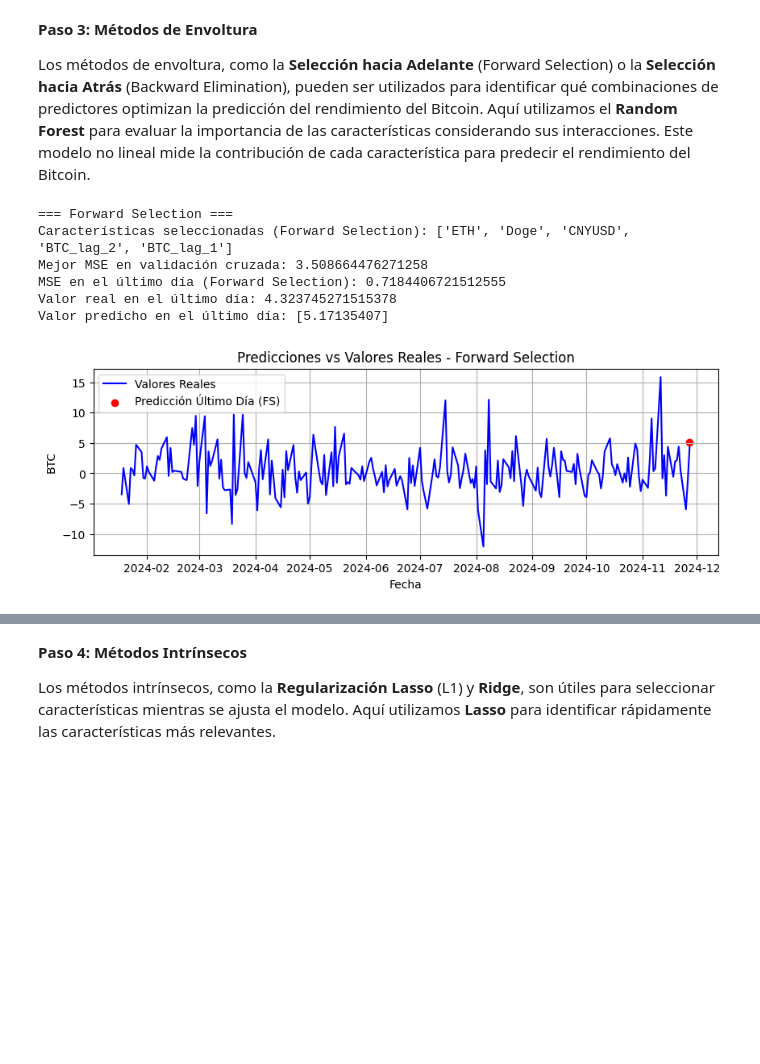
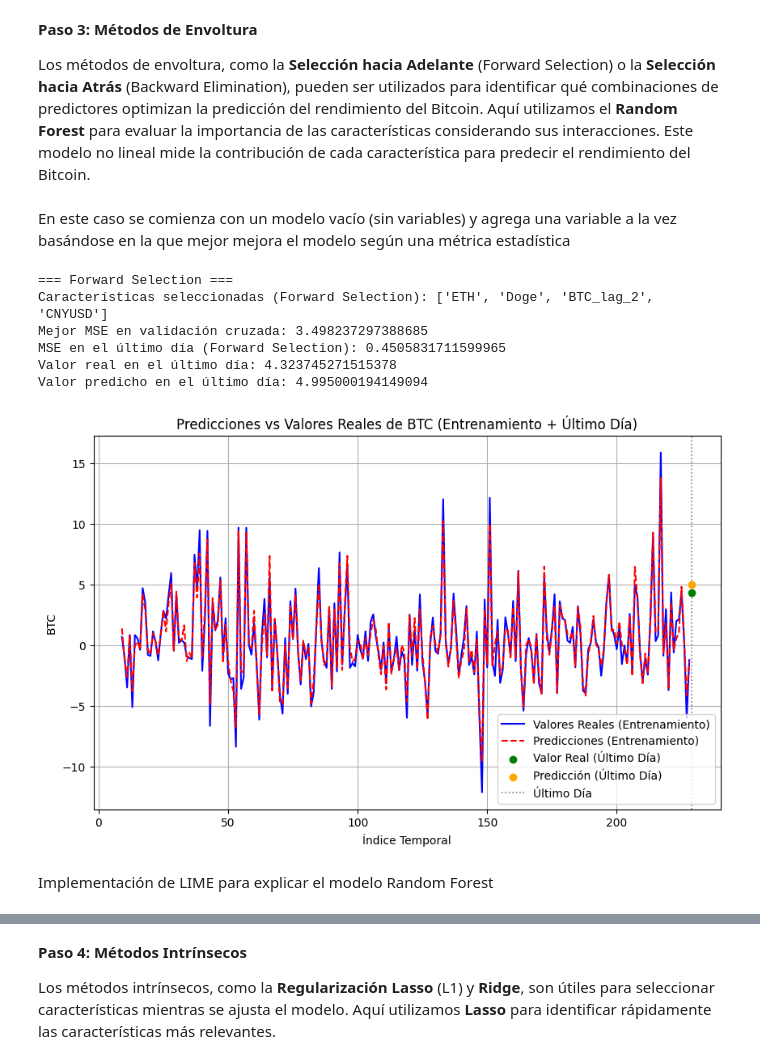
Before and after one commit to ladrianx/proyectos, a Jupyter notebook: Proyecto_Taller_Modelado_2.ipynb, the cells around one changed output, grey strips where cells are left out. Cells and saved outputs as stored; diff of their text form; code cells hidden in the pictures; blank space fills up the shorter version.

```diff
--- a/Proyecto_Taller_Modelado_2.ipynb
+++ b/Proyecto_Taller_Modelado_2.ipynb
@@ -361,7 +361,7 @@ data = calcular_rendimientos(precios)
 
 # Limpiar DataFrame y dejar solo las columnas de rendimientos
 data = data[[
-    "Fecha", "BTC", "ETH", "Doge", "Nvidia", "Petróleo", "Oro", "Litio", "EURUSD", "CNYUSD", "Nasdaq", "XLU", "Interes", "Desempleo", "Temperatura",
+    "Fecha", "BTC", "ETH", "Doge", "Nvidia", "Petróleo", "Oro", "Litio", "EURUSD", "CNYUSD", "Nasdaq", "XLU", "Interes", "Desempleo", "Temperatura"
 ]].dropna()
 
 # Asegurarse de que no haya duplicados
@@ -773,36 +773,60 @@ y_test = test_data["BTC"]
 # Definir el modelo y la validación cruzada
 model = RandomForestRegressor(n_estimators=100, random_state=42)
 tscv = TimeSeriesSplit(n_splits=5)
+# %% [markdown]
+En este caso se comienza con un modelo vacío (sin variables) y agrega una variable a la vez basándose en la que mejor mejora el modelo según una métrica estadística
 # %%
 # Forward Selection
 print("=== Forward Selection ===")
 selected_features_fs, best_model_fs, best_score_fs = forward_selection(X_train, y_train, model, tscv)
 print("Características seleccionadas (Forward Selection):", selected_features_fs)
 print(f"Mejor MSE en validación cruzada: {best_score_fs}")
 
 # Evaluar el modelo con el último día
-y_pred_test_fs = best_model_fs.predict(X_test[selected_features_fs])
+y_pred_train_fs = best_model_fs.predict(X_train[selected_features_fs])  # Predicciones para entrenamiento
+y_pred_test_fs = best_model_fs.predict(X_test[selected_features_fs])  # Predicciones para test
+
+# Calcular el MSE en el último día (test)
 mse_test_fs = mean_squared_error(y_test, y_pred_test_fs)
 print(f"MSE en el último día (Forward Selection): {mse_test_fs}")
 
-print("Valor real en el último día:",y_test.iloc[0])
-print("Valor predicho en el último día:", y_pred_test_fs)
+print("Valor real en el último día:", y_test.iloc[0])
+print("Valor predicho en el último día:", y_pred_test_fs[0])
 
-# Gráfica de Forward Selection
-plt.figure(figsize=(10, 3))
-plt.plot(data['Fecha'], data['BTC'], label="Valores Reales", color="blue")
-plt.scatter(test_data['Fecha'], y_pred_test_fs, label="Predicción Último Día (FS)", color="red", marker='o')
+# Graficar las predicciones frente a los valores reales (incluyendo el último día)
+plt.figure(figsize=(10, 6))
+
+# Graficar los valores reales de BTC en el conjunto de entrenamiento
+plt.plot(y_train.index, y_train, label='Valores Reales (Entrenamiento)', color='blue', linewidth=1.5)
+
+# Graficar las predicciones de BTC en el conjunto de entrenamiento
+plt.plot(y_train.index, y_pred_train_fs, label='Predicciones (Entrenamiento)', color='red', linestyle='--', linewidth=1.5)
+
+# Graficar los valores reales del último día (test)
+plt.scatter(y_test.index, y_test, label='Valor Real (Último Día)', color='green', zorder=5)
+
+# Graficar las predicciones del último día (test)
+plt.scatter(y_test.index, y_pred_test_fs, label='Predicción (Último Día)', color='orange', zorder=5)
+
+# Línea vertical para indicar el último día
+plt.axvline(y_test.index[0], color='gray', linestyle=':', label='Último Día', linewidth=1.2)
+
+# Configuración de leyenda y título
 plt.legend()
-plt.title("Predicciones vs Valores Reales - Forward Selection")
-plt.xlabel("Fecha")
+plt.title("Predicciones vs Valores Reales de BTC (Entrenamiento + Último Día)")
+plt.xlabel("Índice Temporal")
 plt.ylabel("BTC")
-plt.grid()
+plt.grid(True)
+
+# Mostrar la gráfica
 plt.show()
 # %% [output]
 === Forward Selection ===
-Características seleccionadas (Forward Selection): ['ETH', 'Doge', 'CNYUSD', 'BTC_lag_2', 'BTC_lag_1']
-Mejor MSE en validación cruzada: 3.508664476271258
-MSE en el último día (Forward Selection): 0.7184406721512555
+Características seleccionadas (Forward Selection): ['ETH', 'Doge', 'BTC_lag_2', 'CNYUSD']
+Mejor MSE en validación cruzada: 3.498237297388685
+MSE en el último día (Forward Selection): 0.4505831711599965
 Valor real en el último día: 4.323745271515378
-Valor predicho en el último día: [5.17135407]
+Valor predicho en el último día: 4.995000194149094
-[figure, old version]
+[figure, new version]
+# %% [markdown]
+Implementación de LIME para explicar el modelo Random Forest
```
Also changed, not shown: parts of 37 cells of this notebook.
